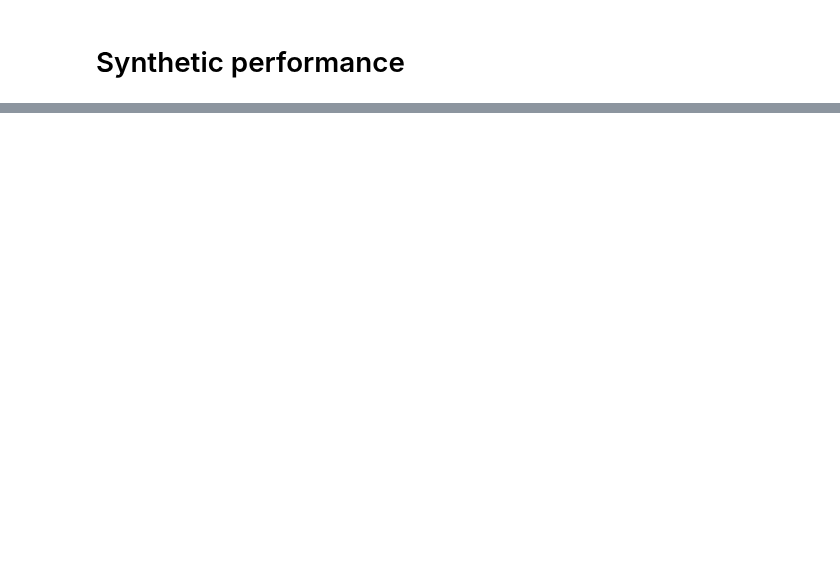
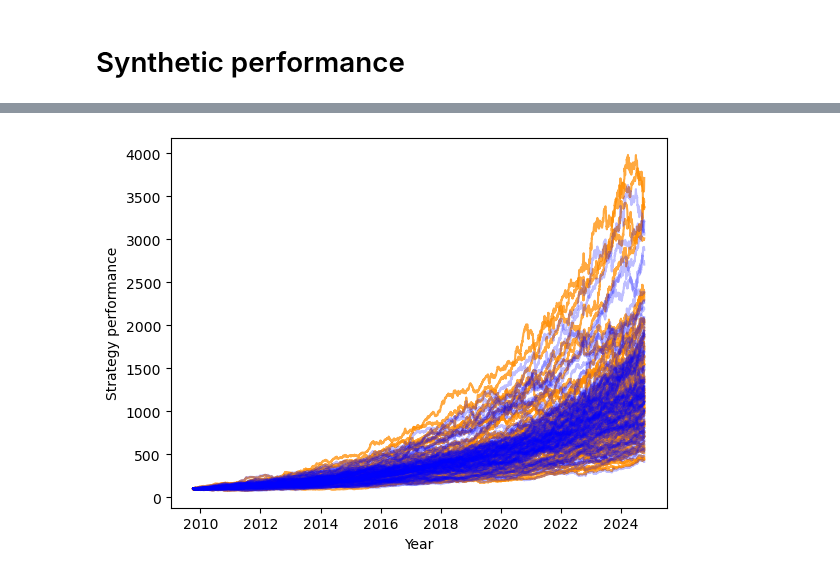
Before and after one commit to fortitudo-tech/pcrm-book, a Jupyter notebook: code/chapter3/chapter3_5.ipynb, the cells around one changed output, grey strips where cells are left out. Drawn from its saved outputs; the diff is of its cells as text; code cells hidden in the pictures; blank space fills up the shorter version.

```diff
--- a/code/chapter3/chapter3_5.ipynb
+++ b/code/chapter3/chapter3_5.ipynb
@@ -211,0 +207,8 @@ sns.histplot(performance_variance_synth[:, -1])
+# %%
+plt.plot(data.iloc[-out_of_sample_obs:].index, performance_cvar_synth.T, color='darkorange', alpha=0.75)
+plt.plot(data.iloc[-out_of_sample_obs:].index, performance_variance_synth.T, color='blue', alpha=0.25)
+plt.xlabel('Year')
+plt.ylabel('Strategy performance')
+plt.show()
+# %% [output]
+[figure, added]
```
Also changed, not shown: parts of 9 cells of this notebook.
